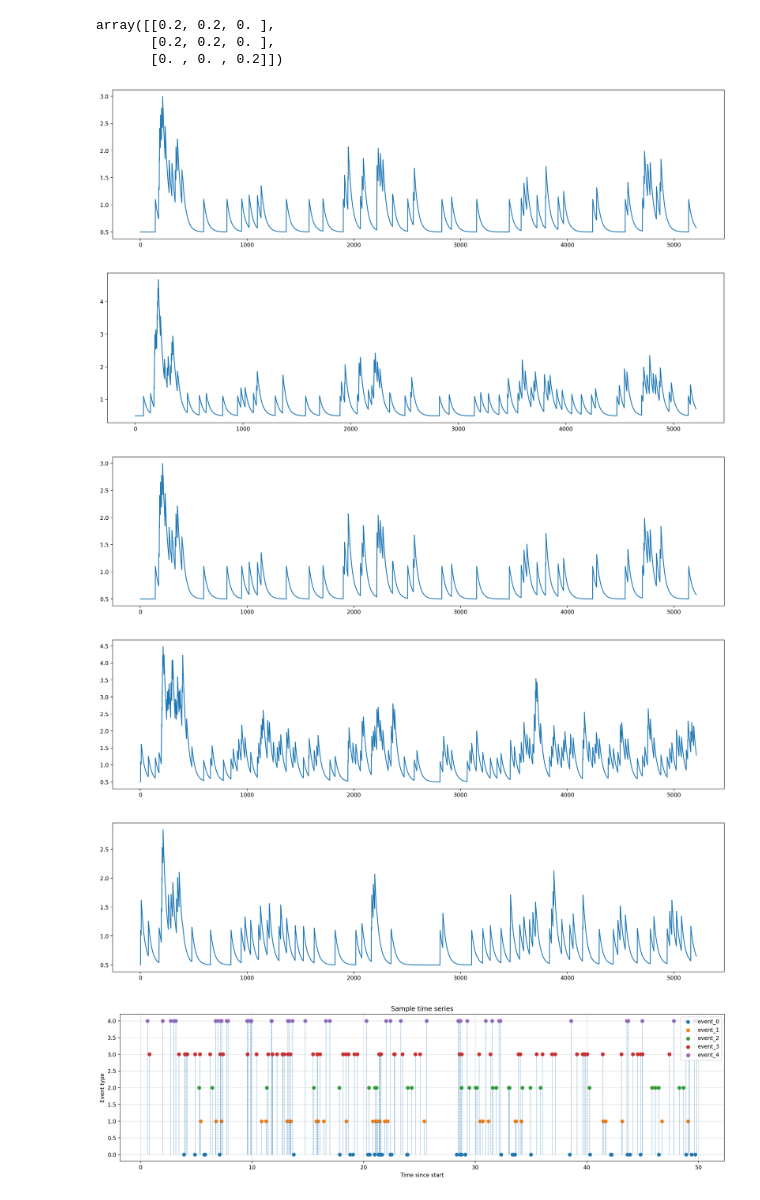
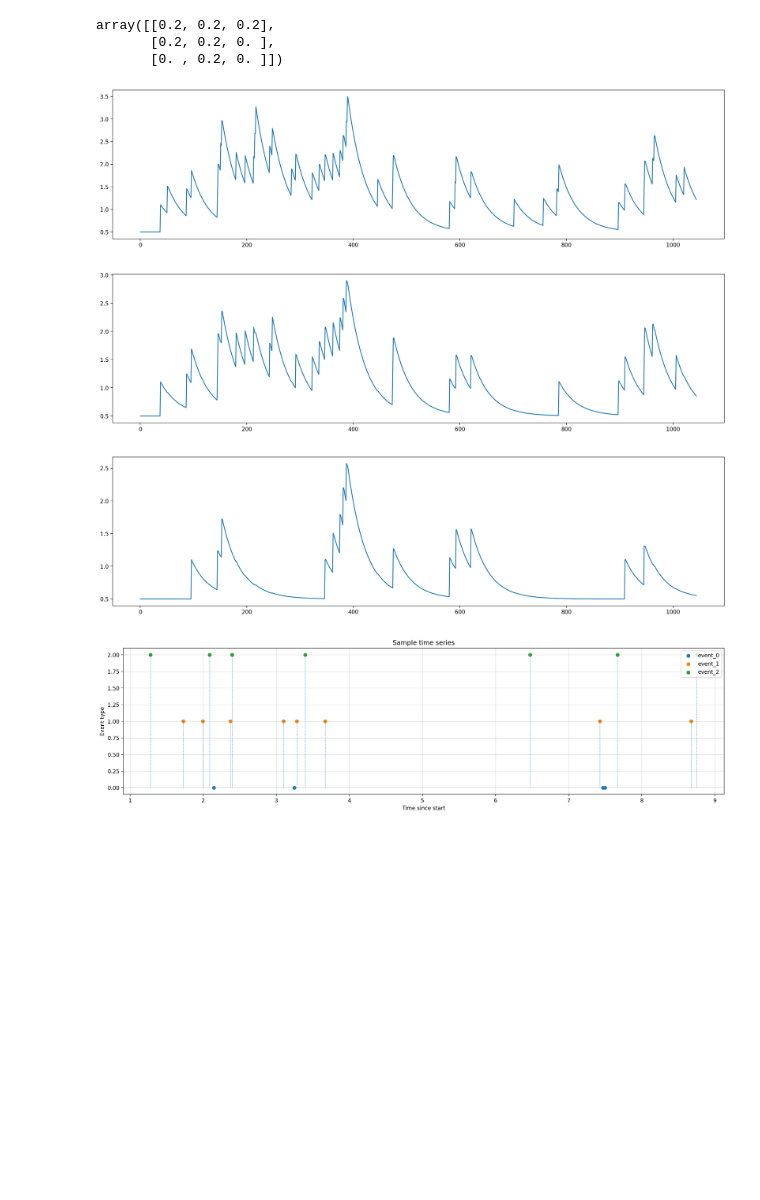
Before and after one commit to Darkmotion/Causality-based-event-sequence-modelling, a Jupyter notebook: causal_nh/notebooks/Obtaining_synthetic_data.ipynb, the cells around one changed output. Cells and saved outputs as stored; diff of their text form; code cells hidden in the pictures; blank space fills up the shorter version.

```diff
--- a/causal_nh/notebooks/Obtaining_synthetic_data.ipynb
+++ b/causal_nh/notebooks/Obtaining_synthetic_data.ipynb
@@ -9,18 +9,27 @@ import pickle
 %matplotlib inline
 # %%
 dim_process = 3
-A = np.random.random((dim_process, dim_process))
-A = A + np.eye(N = dim_process)
-A[A >= 0.5] = 1
-A[A < 0.5] = 0
-A = A*0.2
+
+
+if dim_process == 2:
+    A = np.array([[0.2, 0],
+                  [0.1, 0.2]])
+else:
+    A = np.random.random((dim_process, dim_process))
+#     A = A + np.eye(N = dim_process)
+    A[A >= 0.5] = 1
+    A[A < 0.5] = 0
+    A = A*0.2
+
+
+
 dataset, intensities = generate_synthetic_dataset(type_size=dim_process,
                                                   adjacency=A,
-                                                  len_dataset=100,
+                                                  len_dataset=300,
                                                   baseline_intensity=0.5)
 # %%
 A
 # %% [output]
-array([[0.2, 0.2, 0. ],
+array([[0.2, 0.2, 0.2],
        [0.2, 0.2, 0. ],
-       [0. , 0. , 0.2]])
+       [0. , 0.2, 0. ]])
@@ -61,15 +38,13 @@ safe_dataset('synth_3_events', dataset, dim_process, A, intensities)
 # %%
-for intensity in intensities[0]:
+for intensity in intensities[2]:
     plt.figure(figsize=(20, 5), dpi=200)
     plt.plot(intensity)
     plt.show()
 # %% [output]
-[figure, old version]
+[figure, new version]
-[figure, old version]
+[figure, new version]
-[figure, old version]
+[figure, new version]
-[figure, removed]
-[figure, removed]
 # %%
 plot_sample_ts(dataset, 6, dim_process)
 # %% [output]
-[figure, old version]
+[figure, new version]
```
Also changed, not shown: parts of 4 cells of this notebook, 6 other files.
